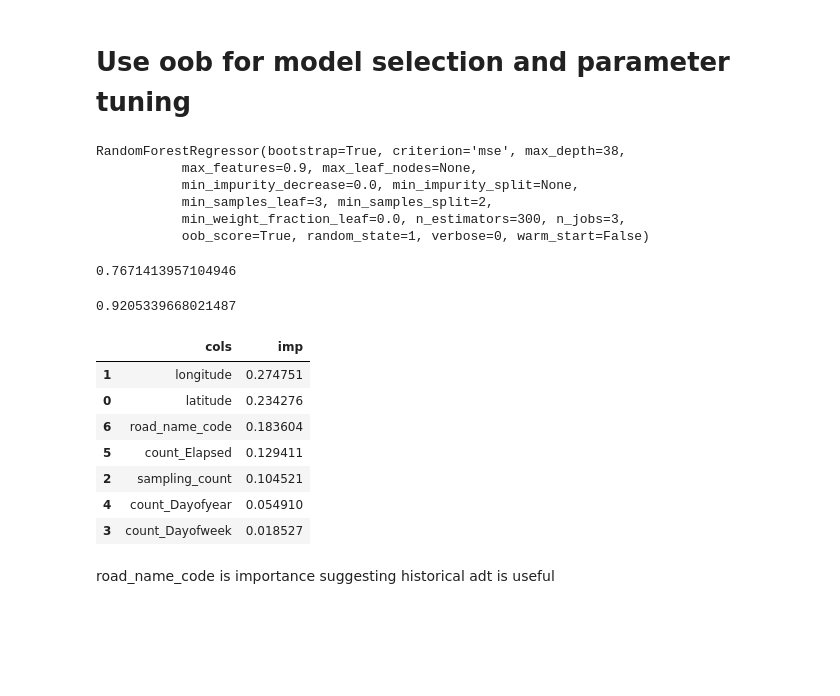
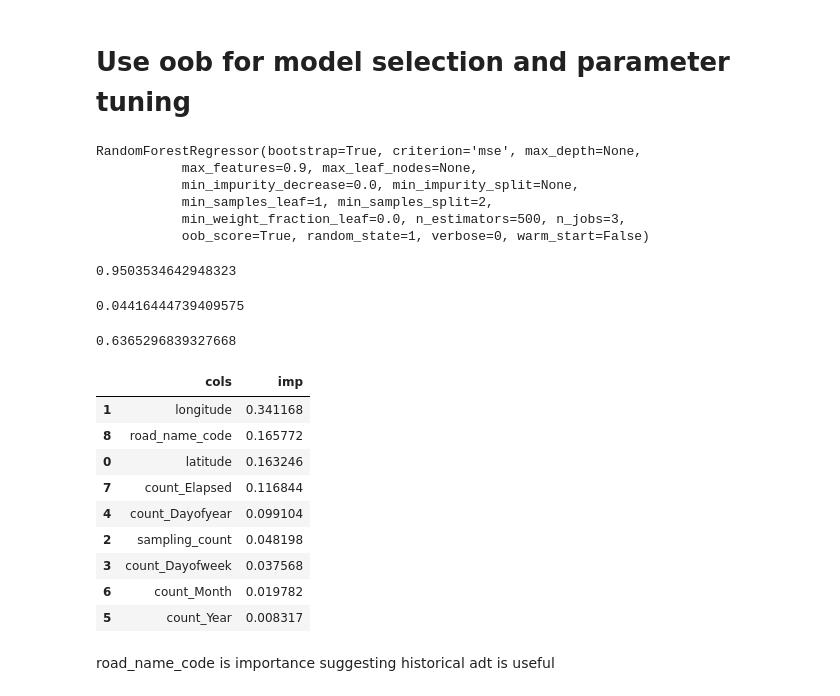
Before and after one commit to klin059/Auckland_traffic_analysis, a Jupyter notebook: 4_feature_engineering.ipynb, the cells around one changed output. Saved outputs shown, nothing was run; the diff lists cells and outputs as text; code cells hidden in the pictures; blank space fills up the shorter version.

```diff
--- a/4_feature_engineering.ipynb
+++ b/4_feature_engineering.ipynb
@@ -27,6 +30,8 @@ import sklearn
 # %%
 df = pd.read_csv(r'data/merged_date_v2.csv', parse_dates = ['count_date'])
+df.sort_values(by = "count_date", inplace = True)
 df.head()
+df.tail()
 # %% [output]
 |  | count_date | road_name | adt | latitude | longitude | sampling_count |
 | 0 | 1974-07-12 | COLWILL RD | 125.0 | -36.832191 | 174.636777 | 3 |
@@ -58,4 +69,5 @@ def add_datepart(df, fldname, drop=True, time=False, errors="raise"):
 # df.reset_index(inplace = True)
 add_datepart(df, 'count_date')
 # %%
-df['road_name_code'] = df['road_name'].astype('category').cat.codes.astype('category')
+df['road_name_code'] = df[['latitude', 'longitude']].astype('str').apply("_".join, 1)
+df['road_name_code'] = df['road_name_code'].astype('category').cat.codes.astype('category')
@@ -118,4 +193,5 @@ def KFold_fit_regression_fit(model, X, y, splits = 5, repeats = 10, random_state
 xcols = [col for col in df.columns]
 xcols.remove('adt')
 xcols.remove('road_name')
+xcols.remove('count_date')
 ycol = 'adt'
@@ -139,26 +198,30 @@ def rf_feat_importance(m, df):
 # %%
-X_train, X_test, y_train, y_test = train_test_split(df, xcols, ycol)
-m = RandomForestRegressor(n_estimators=300, max_depth=38, min_samples_leaf = 3, max_features=0.9, oob_score= True, random_state=1, n_jobs  = 3)
+X_train, X_test, y_train, y_test = split_by_forward_period(df, xcols, ycol, split_date = '2017-12-31', train_months = 48, test_months = 3)
+m = RandomForestRegressor(n_estimators=500, max_depth=None, max_features=0.9, oob_score= True, random_state=1, n_jobs  = 3)
 m.fit(X_train, y_train)
+m.score(X_train, y_train)
+m.score(X_test, y_test)
 m.oob_score_
-m.score(X_train, y_train)
 rf_feat_importance(m, X_train)
 # %% [output]
-RandomForestRegressor(bootstrap=True, criterion='mse', max_depth=38,
+RandomForestRegressor(bootstrap=True, criterion='mse', max_depth=None,
            max_features=0.9, max_leaf_nodes=None,
            min_impurity_decrease=0.0, min_impurity_split=None,
-           min_samples_leaf=3, min_samples_split=2,
-           min_weight_fraction_leaf=0.0, n_estimators=300, n_jobs=3,
+           min_samples_leaf=1, min_samples_split=2,
+           min_weight_fraction_leaf=0.0, n_estimators=500, n_jobs=3,
            oob_score=True, random_state=1, verbose=0, warm_start=False)
-0.7671413957104946
+0.9503534642948323
-0.9205339668021487
+0.04416444739409575
+0.6365296839327668
 |  | cols | imp |
-| 1 | longitude | 0.274751 |
-| 0 | latitude | 0.234276 |
-| 6 | road_name_code | 0.183604 |
-| 5 | count_Elapsed | 0.129411 |
-| 2 | sampling_count | 0.104521 |
-| 4 | count_Dayofyear | 0.054910 |
-| 3 | count_Dayofweek | 0.018527 |
+| 1 | longitude | 0.341168 |
+| 8 | road_name_code | 0.165772 |
+| 0 | latitude | 0.163246 |
+| 7 | count_Elapsed | 0.116844 |
+| 4 | count_Dayofyear | 0.099104 |
+| 2 | sampling_count | 0.048198 |
+| 3 | count_Dayofweek | 0.037568 |
+| 6 | count_Month | 0.019782 |
+| 5 | count_Year | 0.008317 |
 # %% [markdown]
 road_name_code is importance suggesting historical adt is useful
```
Also changed, not shown: parts of 49 cells of this notebook, 15 other files.
